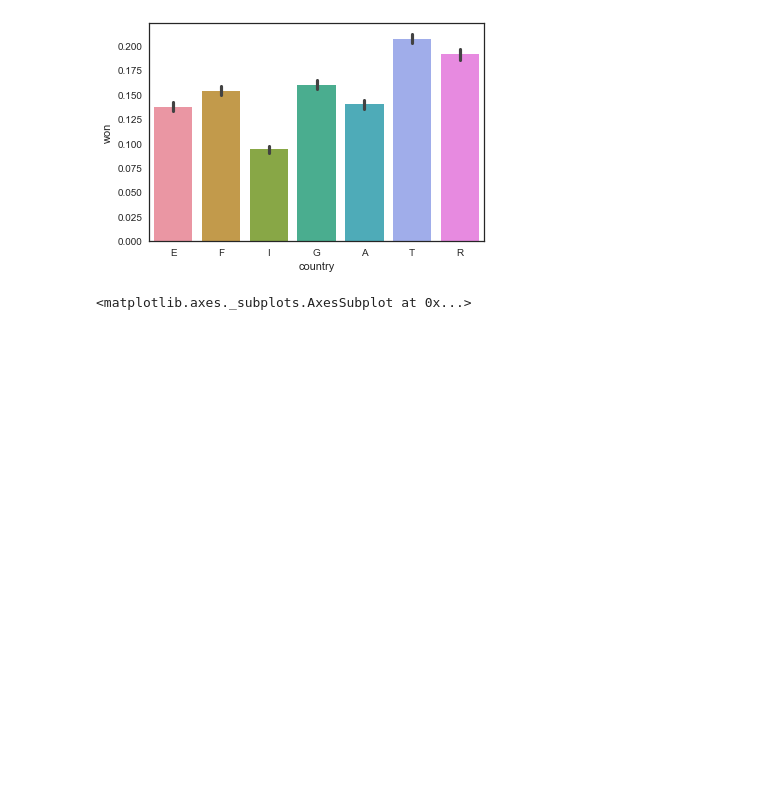
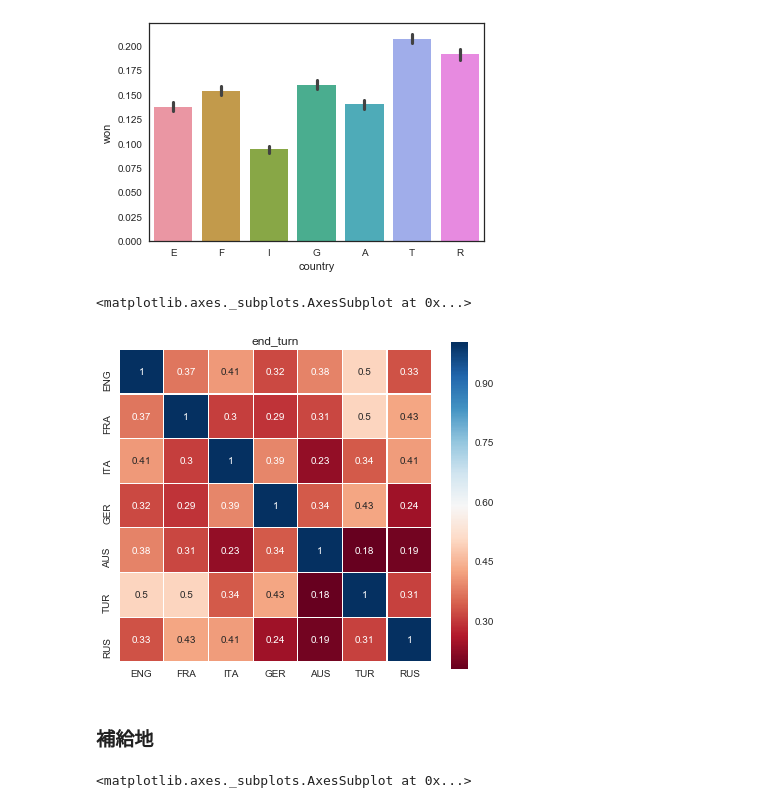
Before and after one commit to sorashido/DiplomacyPredict, a Jupyter notebook: src/v2.ipynb, the cells around one changed output. Saved outputs shown, nothing was run; the diff lists cells and outputs as text; code cells hidden in the pictures; blank space fills up the shorter version.

```diff
--- a/src/v2.ipynb
+++ b/src/v2.ipynb
@@ -76,6 +82,27 @@ sns.barplot(x="country", y="won", data = players)
 # %% [output]
 <matplotlib.axes._subplots.AxesSubplot at 0x...>
 [figure]
+# %%
+# 国と終了ターンの相関
+correlation_matrix = np.corrcoef([players[(players["country"] == "E")]["end_turn"],
+           players[(players["country"] == "F")]["end_turn"],
+           players[(players["country"] == "I")]["end_turn"],
+           players[(players["country"] == "G")]["end_turn"],
+           players[(players["country"] == "A")]["end_turn"],
+           players[(players["country"] == "T")]["end_turn"],
+           players[(players["country"] == "R")]["end_turn"]])
+correlation_matrix = pd.DataFrame(correlation_matrix)
+correlation_matrix = correlation_matrix.rename(columns={0:"ENG", 1:"FRA", 2:"ITA", 3:"GER", 4:"AUS", 5:"TUR", 6:"RUS"},
+                                              index={0:"ENG", 1:"FRA", 2:"ITA", 3:"GER", 4:"AUS", 5:"TUR", 6:"RUS"})
+
+plt.figure(figsize=(7,6))
+plt.title("end_turn")
+sns.heatmap(correlation_matrix, annot=True, linewidths=0.1, square=True, cmap="RdBu")
+# %% [output]
+<matplotlib.axes._subplots.AxesSubplot at 0x...>
+[figure, added]
+# %% [markdown]
+### 補給地
 # %%
 # 国ごとの補給地の数（平均, 勝ち負け別）
 sns.barplot(x="country", y="num_supply_centers", hue="won", data = players)
```
Also changed, not shown: parts of 16 cells of this notebook.
